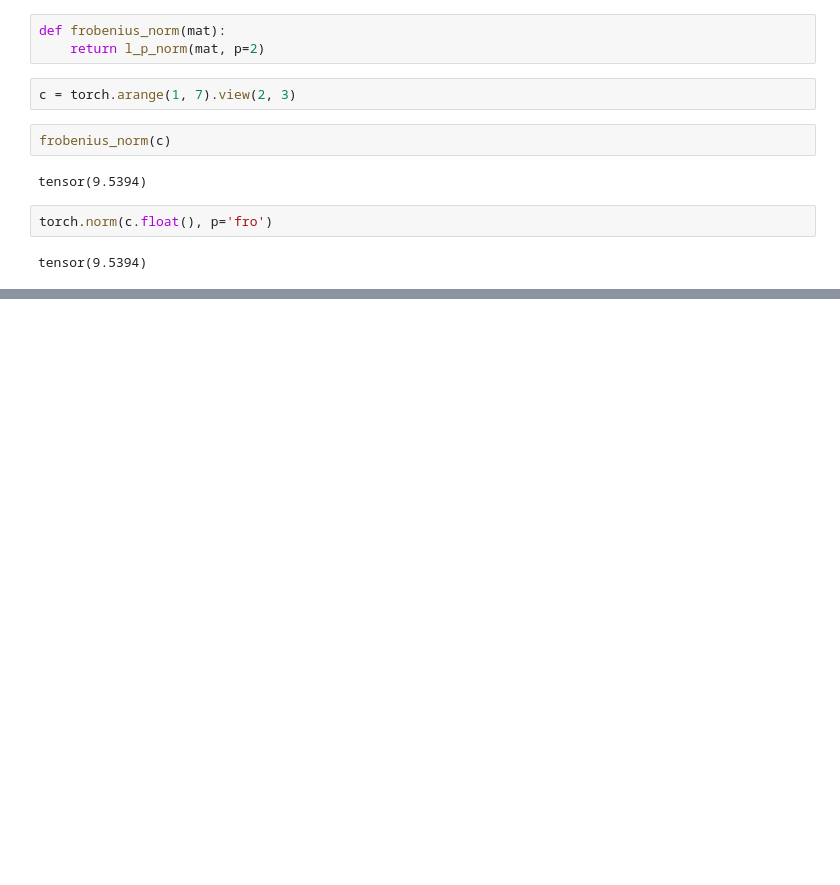
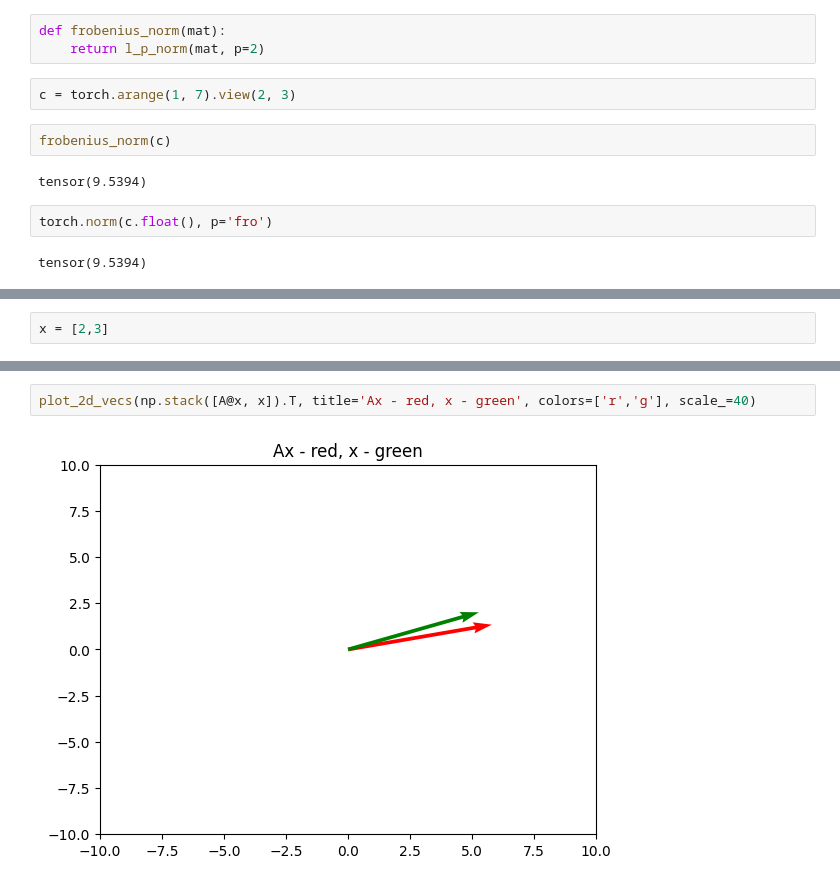
Before and after one commit to PravinHaligonda/Deep-Learning, a Jupyter notebook: Linear-Algebra/linear-algebra.ipynb, the cells around one changed output, grey strips where cells are left out. Saved outputs shown, nothing was run; the diff lists cells and outputs as text; blank space fills up the shorter version.

```diff
--- a/Linear-Algebra/linear-algebra.ipynb
+++ b/Linear-Algebra/linear-algebra.ipynb
@@ -62,0 +104,2 @@ tensor(9.5394)
+# %%
+x = [2,3]
@@ -62,0 +115,4 @@ tensor(9.5394)
+# %%
+plot_2d_vecs(np.stack([A@x, x]).T, title='Ax - red, x - green', colors=['r','g'], scale_=40)
+# %% [output]
+[figure, added]
```
Also changed, not shown: parts of 42 cells of this notebook.
